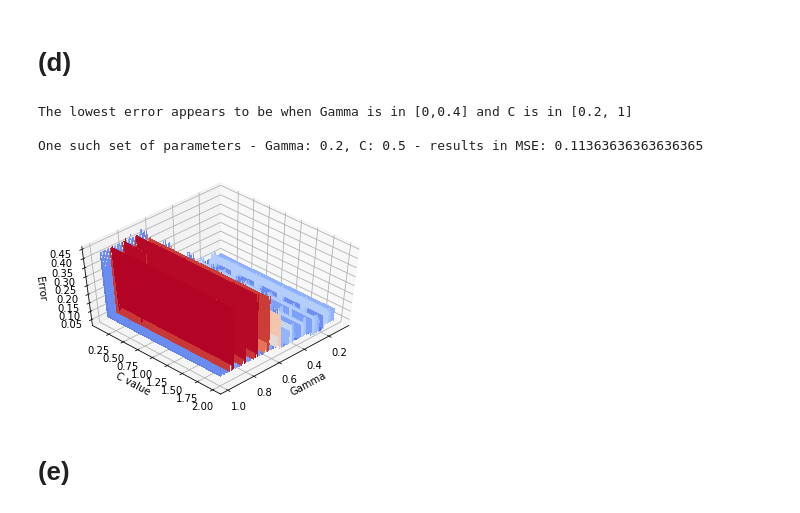
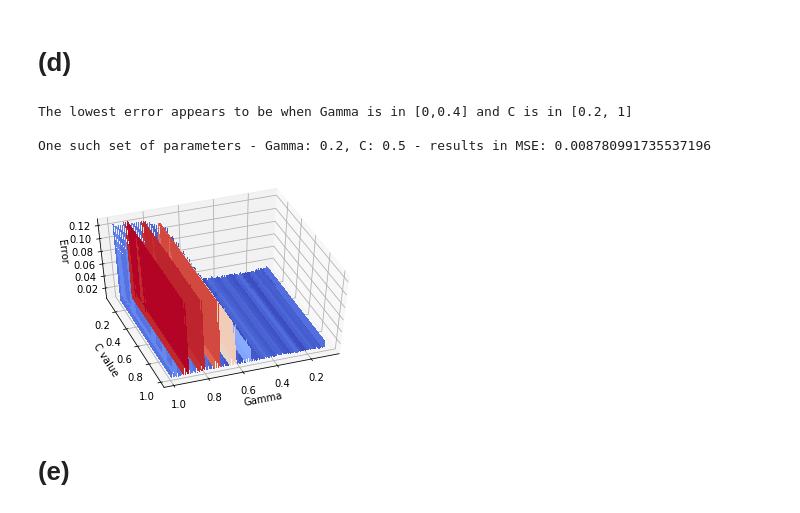
Before and after one commit to UC-MACSS/persp-model_W18, a Jupyter notebook: Students/AmosT/PS8/PS8_TAMOS.ipynb, the cells around one changed output. Drawn from its saved outputs; the diff is of its cells as text; code cells hidden in the pictures.

```diff
--- a/Students/AmosT/PS8/PS8_TAMOS.ipynb
+++ b/Students/AmosT/PS8/PS8_TAMOS.ipynb
@@ -221,7 +224,8 @@ def task_d(gamma, C_val):
         svec = SVC(kernel = 'rbf', gamma = gamma, C = C_val)
         svec.fit(x_train, y_train)
         accuracy = svec.score(x_test, y_test)
-        return 1 - accuracy
+        MSE_vec_kf.append((1 - accuracy)**2)
+    return np.mean(MSE_vec_kf)
 
 def three_d_plot(e_list, m_list, results):
     # From: https://matplotlib.org/mpl_toolkits/mplot3d/tutorial.html
@@ -230,37 +234,37 @@ def three_d_plot(e_list, m_list, results):
     ax = fig.gca(projection='3d')
 
     # Make data.
     X, Y = np.meshgrid(np.array(e_list), np.array(m_list))
     Z = np.array([results])
 
     # Plot the surface.
     ax.plot_surface(X, Y, Z, cmap=cm.coolwarm,
                            linewidth=0, antialiased=False)
     ax.set_xlabel('Gamma')
     ax.set_ylabel('C value')
     ax.set_zlabel('Error')
-    ax.view_init(50, 45)
+    ax.view_init(50, 70)
 
-combos = list(product(np.arange(.1,1,.01), np.arange(.1, 2, .01)))
+combos = list(product(np.arange(.1,1,.01), np.arange(.1, 1, .01)))
 
 results = []
 g_list = []
 c_list = []
 for g, c in combos:
     g_list.append(g)
     c_list.append(c)
     results.append(task_d(g,c))
 
 three_d_plot(g_list, c_list, results)
 
 print("\nThe lowest error appears to be when Gamma is in [0,0.4] and C is in [0.2, 1]")
 
 print("\nOne such set of parameters - Gamma: {}, C: {} - results in MSE: {}".format(0.2, 0.5, task_d(0.2,0.5)))
 # %% [output]
 The lowest error appears to be when Gamma is in [0,0.4] and C is in [0.2, 1]
 
-One such set of parameters - Gamma: 0.2, C: 0.5 - results in MSE: 0.11363636363636365
+One such set of parameters - Gamma: 0.2, C: 0.5 - results in MSE: 0.008780991735537196
-[figure, old version]
+[figure, new version]
 # %% [markdown]
 # (e)
 # %%
```
Also changed, not shown: parts of 12 cells of this notebook.
